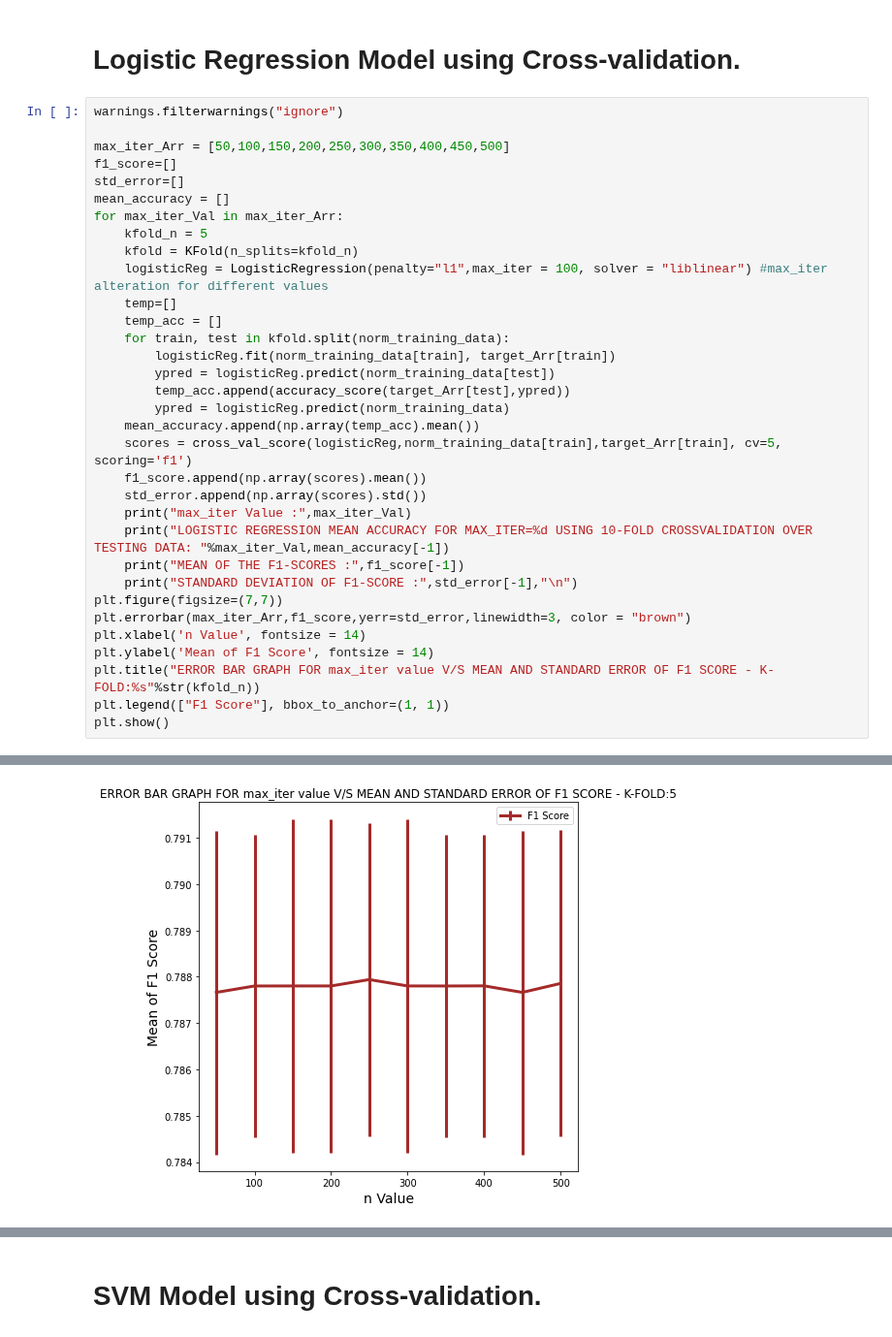
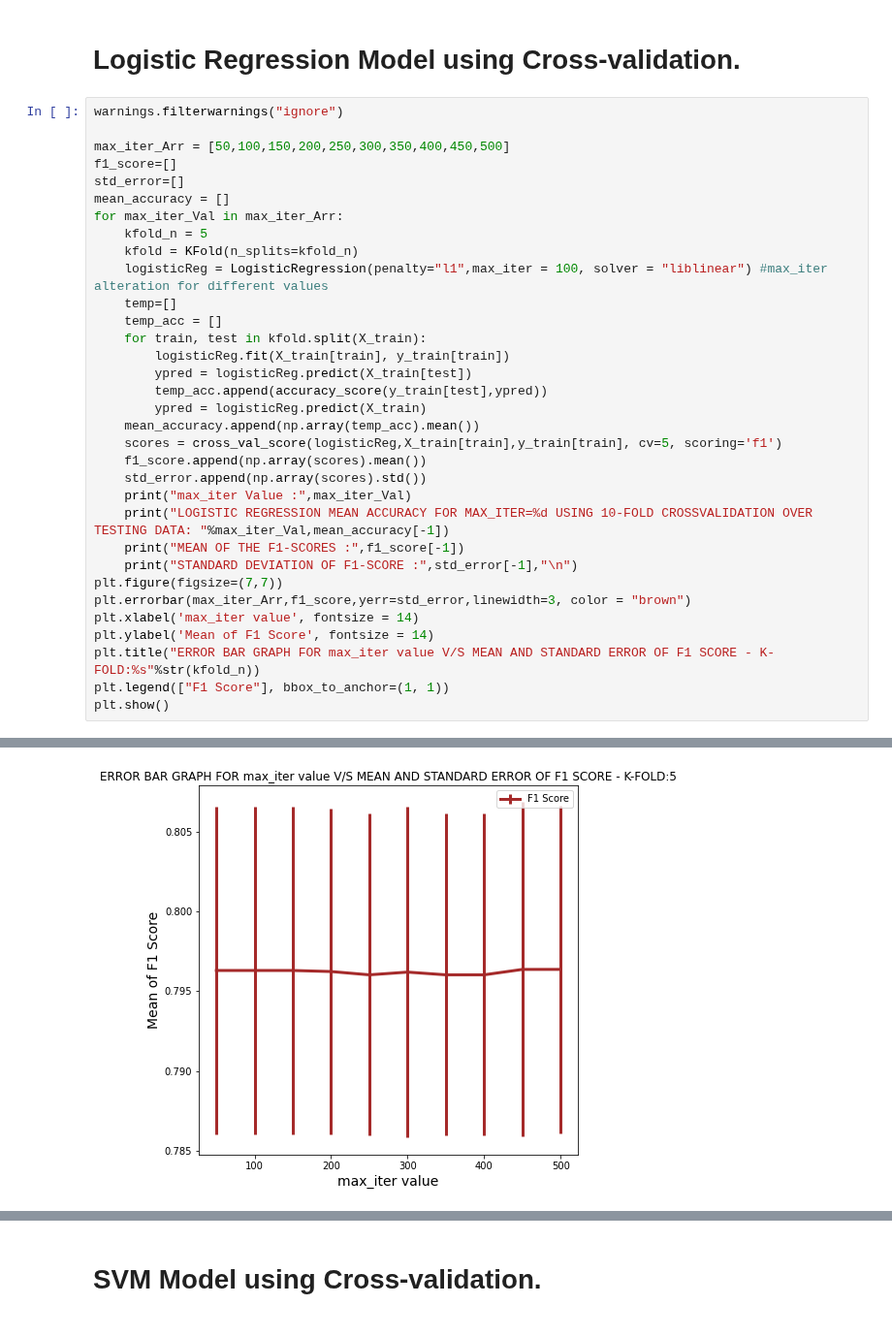
Before and after one commit to siddhesh21/Dublin-Rainfall-Analysis-Predictions, a Jupyter notebook: final_assignment/Rain_Prediction_Dublin.ipynb, the cells around one changed output, grey strips where cells are left out. Shown at 97% size. Cells and saved outputs as stored; diff of their text form.

```diff
--- a/final_assignment/Rain_Prediction_Dublin.ipynb
+++ b/final_assignment/Rain_Prediction_Dublin.ipynb
@@ -420,13 +427,13 @@ for max_iter_Val in max_iter_Arr:
     logisticReg = LogisticRegression(penalty="l1",max_iter = 100, solver = "liblinear") #max_iter alteration for different values
     temp=[]
     temp_acc = []
-    for train, test in kfold.split(norm_training_data):
-        logisticReg.fit(norm_training_data[train], target_Arr[train])
-        ypred = logisticReg.predict(norm_training_data[test])
-        temp_acc.append(accuracy_score(target_Arr[test],ypred))
-        ypred = logisticReg.predict(norm_training_data)
+    for train, test in kfold.split(X_train):
+        logisticReg.fit(X_train[train], y_train[train])
+        ypred = logisticReg.predict(X_train[test])
+        temp_acc.append(accuracy_score(y_train[test],ypred))
+        ypred = logisticReg.predict(X_train)
     mean_accuracy.append(np.array(temp_acc).mean())
-    scores = cross_val_score(logisticReg,norm_training_data[train],target_Arr[train], cv=5, scoring='f1')
+    scores = cross_val_score(logisticReg,X_train[train],y_train[train], cv=5, scoring='f1')
     f1_score.append(np.array(scores).mean())
     std_error.append(np.array(scores).std())
     print("max_iter Value :",max_iter_Val)
@@ -435,7 +442,7 @@ for max_iter_Val in max_iter_Arr:
     print("STANDARD DEVIATION OF F1-SCORE :",std_error[-1],"\n")
 plt.figure(figsize=(7,7))
 plt.errorbar(max_iter_Arr,f1_score,yerr=std_error,linewidth=3, color = "brown")
-plt.xlabel('n Value', fontsize = 14)
+plt.xlabel('max_iter value', fontsize = 14)
 plt.ylabel('Mean of F1 Score', fontsize = 14)
 plt.title("ERROR BAR GRAPH FOR max_iter value V/S MEAN AND STANDARD ERROR OF F1 SCORE - K-FOLD:%s"%str(kfold_n))
 plt.legend(["F1 Score"], bbox_to_anchor=(1, 1))
@@ -461,2 +468,2 @@ STANDARD DEVIATION OF F1-SCORE : 0.0033067396648012093
-[figure, old version]
+[figure, new version]
 # %%
```
Also changed, not shown: parts of 35 cells of this notebook, 1 other file.
